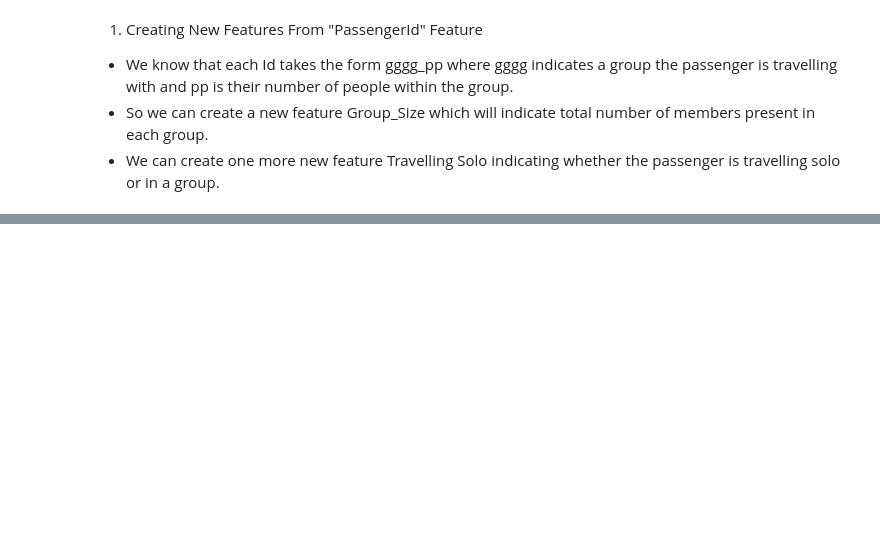
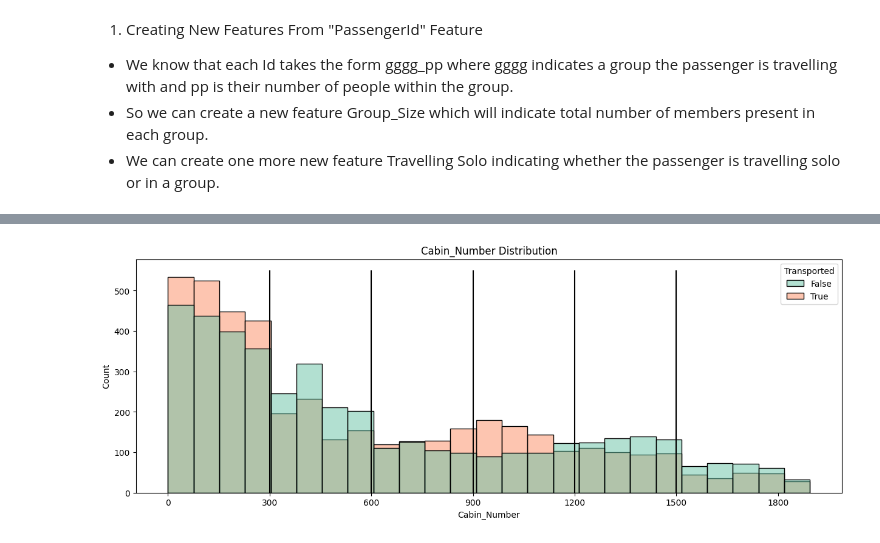
Before and after one commit to sophieporton/spaceship_titanic, a Jupyter notebook: Feature engineering.ipynb, the cells around one changed output, grey strips where cells are left out. Saved outputs shown, nothing was run; the diff lists cells and outputs as text; code cells hidden in the pictures; blank space fills up the shorter version.

```diff
--- a/Feature engineering.ipynb
+++ b/Feature engineering.ipynb
@@ -42,0 +106,3 @@ test_clean=passengerid_new_features(test_raw)
+# %%
+train_clean["Cabin_Number"]=train_clean["Cabin_Number"].astype(int)
+test_clean["Cabin_Number"]=test_clean["Cabin_Number"].astype(int)
@@ -42,0 +121,13 @@ test_clean=passengerid_new_features(test_raw)
+# %%
+plt.figure(figsize=(15,5))
+sns.histplot(x="Cabin_Number",data=train_clean,hue="Transported",palette="Set2")
+plt.title("Cabin_Number Distribution")
+plt.xticks(list(range(0,1900,300)))
+plt.vlines(300,ymin=0,ymax=550,color="black")
+plt.vlines(600,ymin=0,ymax=550,color="black")
+plt.vlines(900,ymin=0,ymax=550,color="black")
+plt.vlines(1200,ymin=0,ymax=550,color="black")
+plt.vlines(1500,ymin=0,ymax=550,color="black")
+plt.show()
+# %% [output]
+[figure, added]
```
Also changed, not shown: parts of 27 cells of this notebook.
